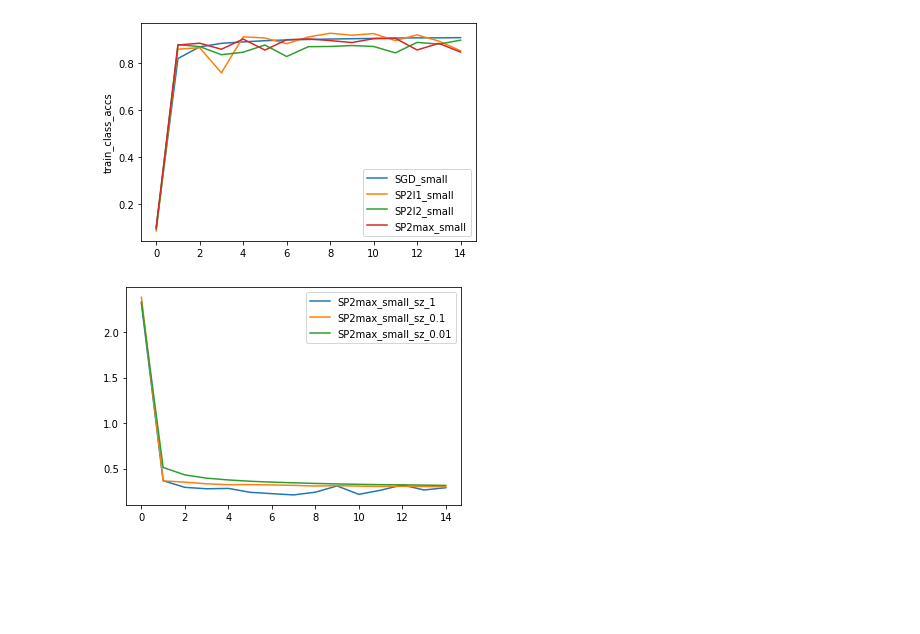
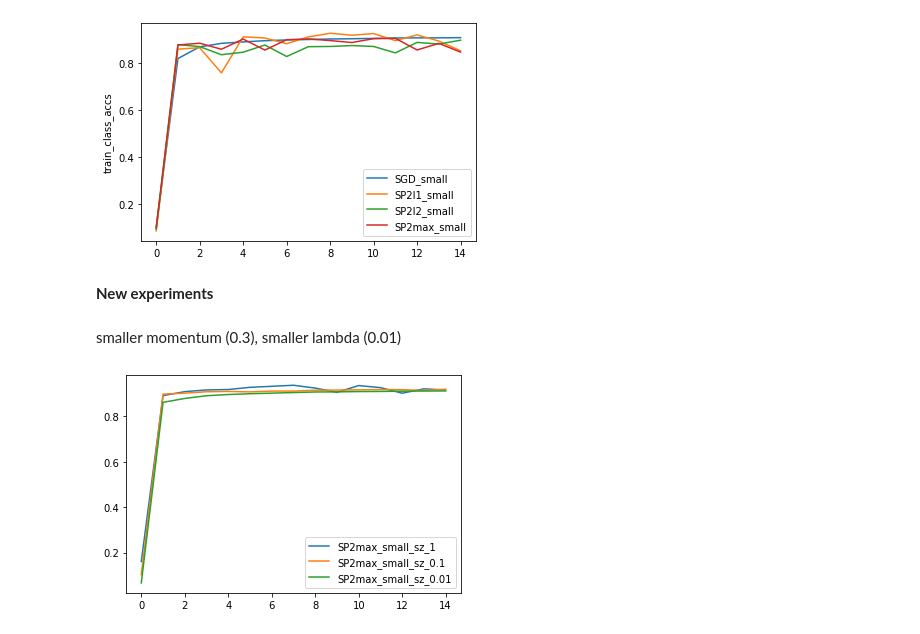
Before and after one commit to wswartworth/sps_optimizers, a Jupyter notebook: Untitled.ipynb, the cells around one changed output. Cells and saved outputs as stored; diff of their text form; code cells hidden in the pictures; blank space fills up the shorter version.

Commit message:
added momentum

```diff
--- a/Untitled.ipynb
+++ b/Untitled.ipynb
@@ -53,16 +53,21 @@ do_small_plot("test_class_accs")
 do_small_plot("train_class_accs")
 # %% [output]
 [figure]
+# %% [markdown]
+<b> New experiments </b>
+# %%
+datatype = "test_class_accs"
+# %% [markdown]
+smaller momentum (0.3), smaller lambda (0.01)
 # %%
 path = "./experiment_data/"
 exps = ["SP2max_small_sz_1", "SP2max_small_sz_0.1", "SP2max_small_sz_0.01"]
-datatype = "train_losses"
 
 for exp in exps:
     data_file = path + exp + "/" + datatype + ".pkl"
     data = pickle.load( open(data_file, "rb" ) )
     plt.plot(data, label=exp)
 plt.legend()
 plt.show()
 # %% [output]
-[figure, old version]
+[figure, new version]
```
Also changed, not shown: parts of 2 cells of this notebook, 44 other files.
